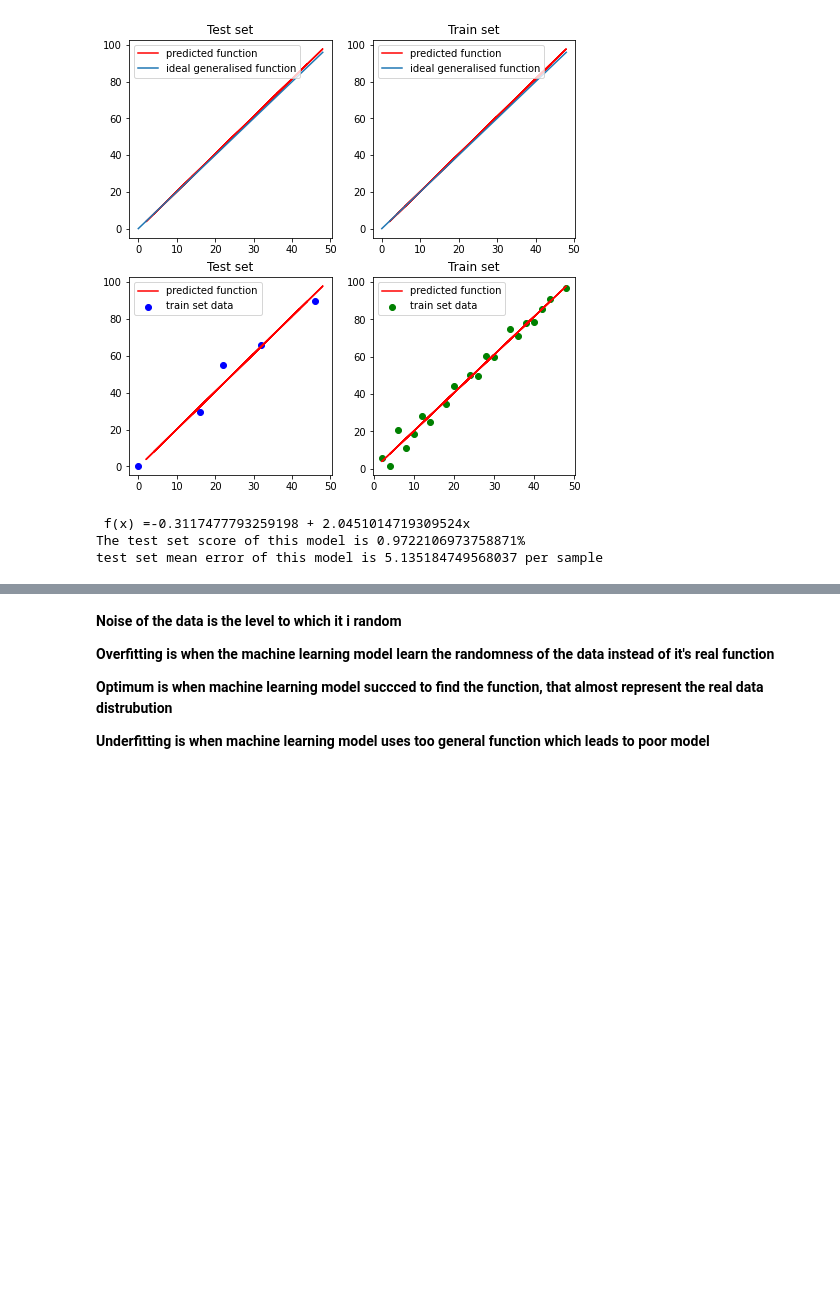
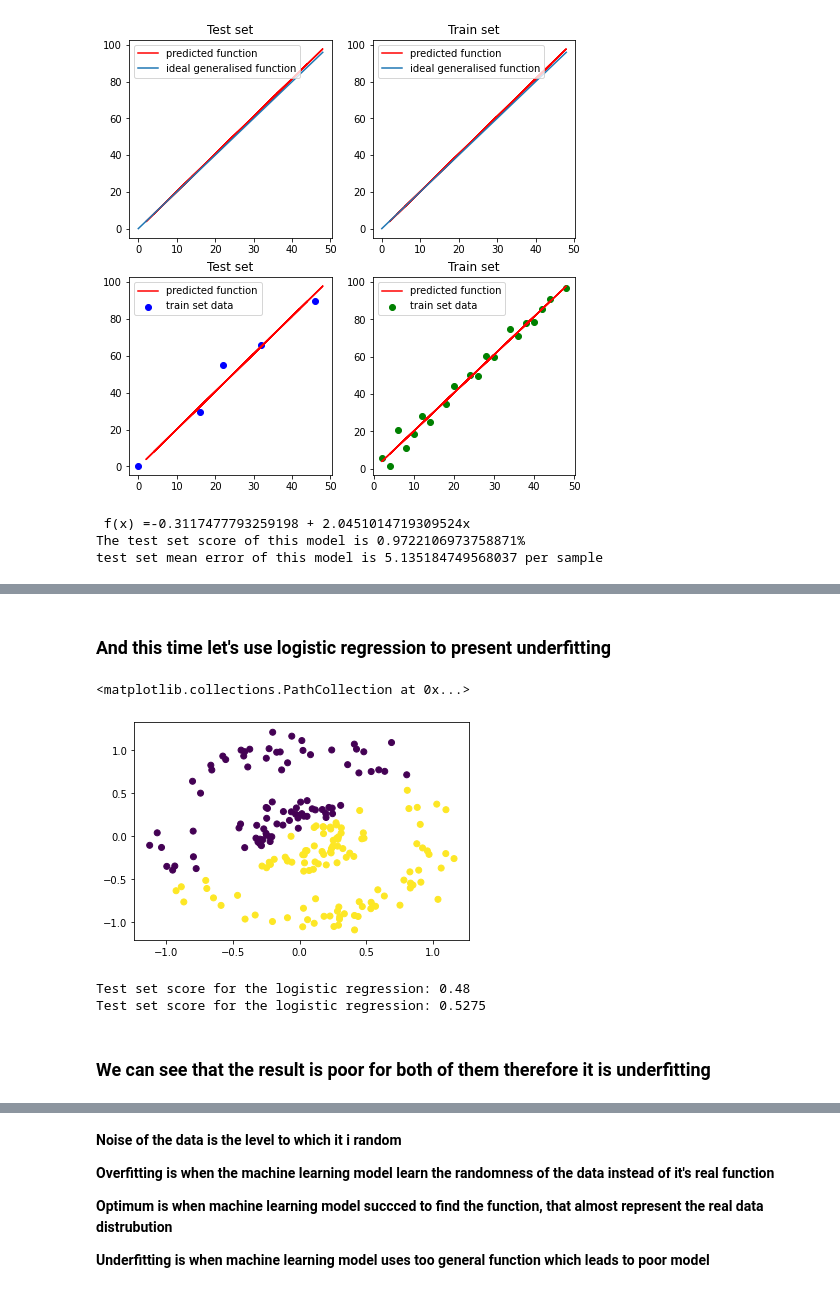
Before and after one commit to KantiCodes/DevFest_Workshop, a Jupyter notebook: ML_Debugging.ipynb, the cells around one changed output, grey strips where cells are left out. Drawn from its saved outputs; the diff is of its cells as text; code cells hidden in the pictures; blank space fills up the shorter version.

Commit message:
Added bunch of stuff about Underfitting

```diff
--- a/ML_Debugging.ipynb
+++ b/ML_Debugging.ipynb
@@ -359,14 +393,31 @@ plt.title("Distribution of Example data")
+# %% [markdown]
+### And this time let's use logistic regression to present underfitting
 # %%
-bfrom sklearn.linear_model import LogisticRegression as LR
+from sklearn.linear_model import LogisticRegression as LR
 
 
 data_square = np.square(data)
 combined_array = np.append(data, data_square, axis=1)
 # combined_array
 
-model = LR().fit(combined_array, labels)
+model = LR().fit(data_train, labels_train)
 
-y_pred = model.predict(combined_array)
+y_pred = model.predict(data_test)
+
+plt.scatter(data_test[:,0], data_test[:,1], c=y_pred)
+# %% [output]
+<matplotlib.collections.PathCollection at 0x...>
+[figure, added]
+# %%
+test_score = model.score(data_test, labels_test)
+print(f'Test set score for the logistic regression: {test_score}')
+train_score = model.score(data_train, labels_train)
+print(f'Test set score for the logistic regression: {train_score}')
+# %% [output]
+Test set score for the logistic regression: 0.48
+Test set score for the logistic regression: 0.5275
+# %% [markdown]
+### We can see that the result is poor for both of them therefore it is underfitting
 # %%
 from sklearn.linear_model import LogisticRegression as LR
 
```
Also changed, not shown: parts of 15 cells of this notebook.
